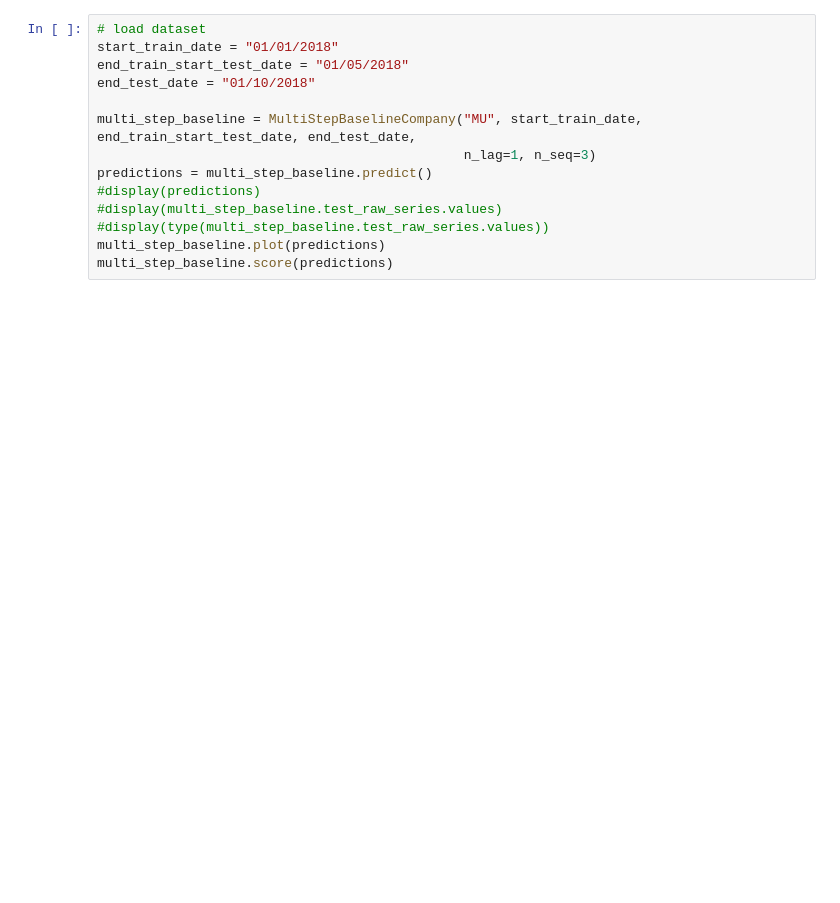
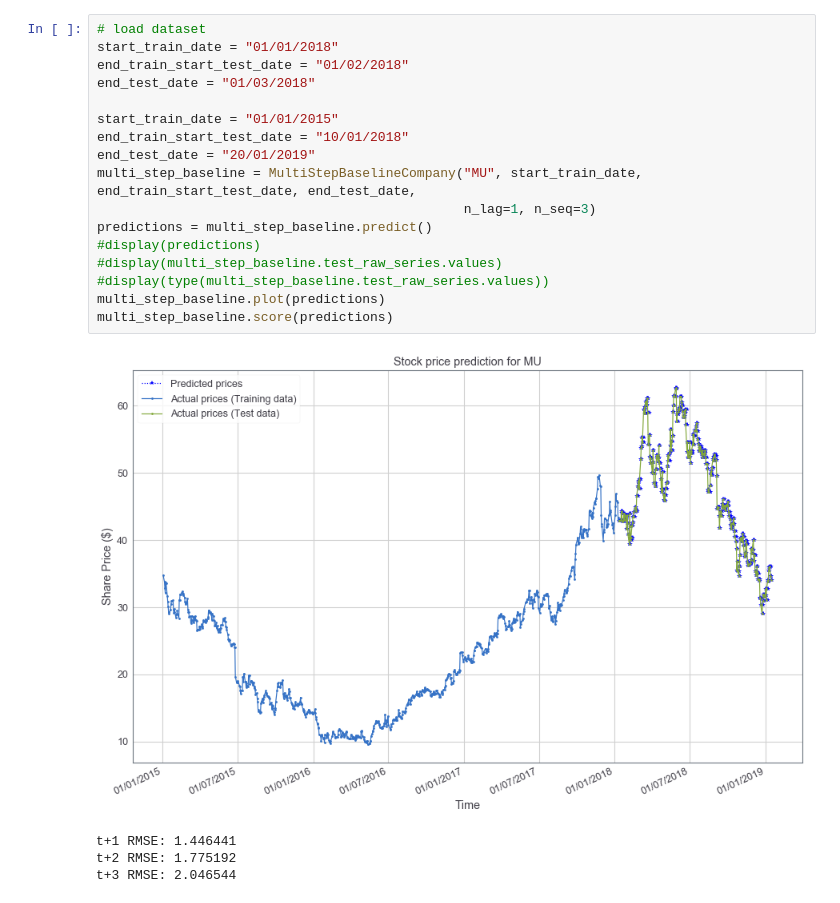
Before and after one commit to FinnZC/Stock-AI, a Jupyter notebook: code/Baseline Models.ipynb, the cells around one changed output. Saved outputs shown, nothing was run; the diff lists cells and outputs as text; blank space fills up the shorter version.

```diff
--- a/code/Baseline Models.ipynb
+++ b/code/Baseline Models.ipynb
@@ -39,14 +63,22 @@ print("Baseline trend Score: %.1f %%" % (trend_score*100))
 # %%
 # load dataset
 start_train_date = "01/01/2018"
-end_train_start_test_date = "01/05/2018"
-end_test_date = "01/10/2018"
+end_train_start_test_date = "01/02/2018"
+end_test_date = "01/03/2018"
 
+start_train_date = "01/01/2015"
+end_train_start_test_date = "10/01/2018"
+end_test_date = "20/01/2019"
 multi_step_baseline = MultiStepBaselineCompany("MU", start_train_date, end_train_start_test_date, end_test_date,
                                                n_lag=1, n_seq=3)
 predictions = multi_step_baseline.predict()
 #display(predictions)
 #display(multi_step_baseline.test_raw_series.values)
 #display(type(multi_step_baseline.test_raw_series.values))
 multi_step_baseline.plot(predictions)
 multi_step_baseline.score(predictions)
+# %% [output]
+[figure, added]
+t+1 RMSE: 1.446441
+t+2 RMSE: 1.775192
+t+3 RMSE: 2.046544
```
Also changed, not shown: parts of 2 cells of this notebook, 4 other files.
